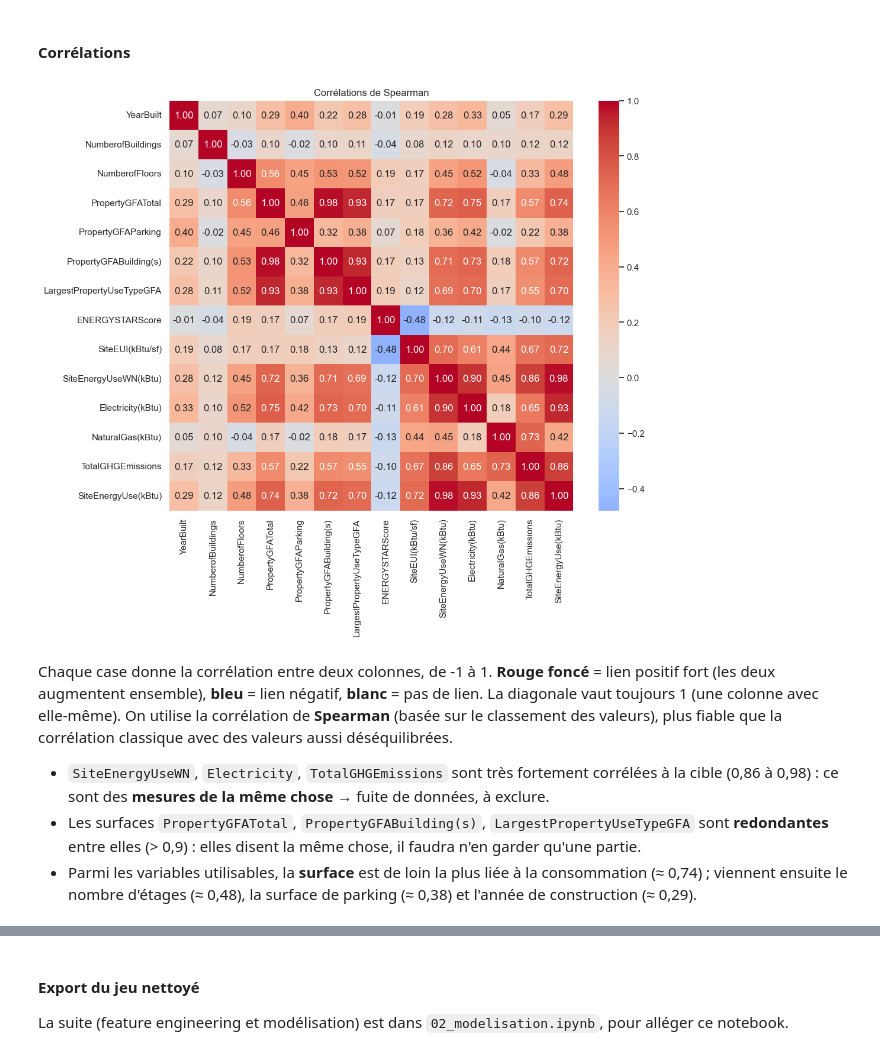
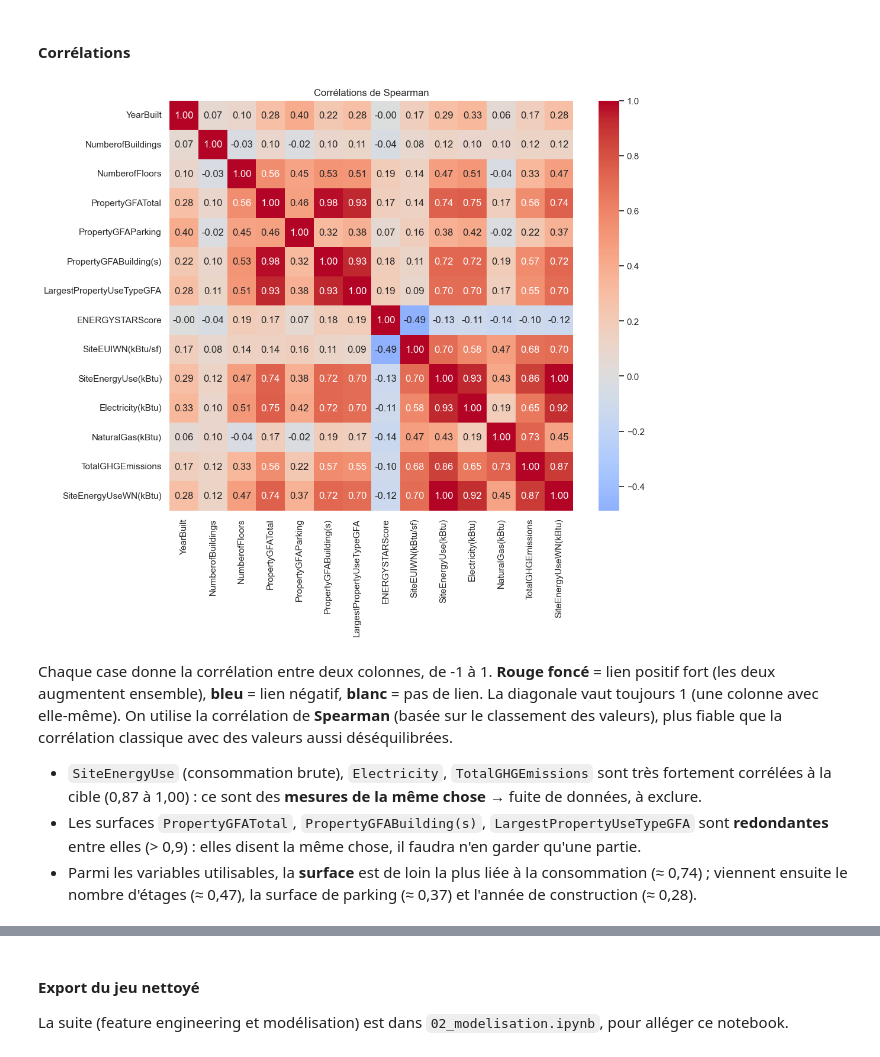
Before and after one commit to Txmwalker/anticipez-consommation-batiments, a Jupyter notebook: notebooks/01_analyse_exploratoire.ipynb, the cells around one changed output, grey strips where cells are left out. Saved outputs shown, nothing was run; the diff lists cells and outputs as text; code cells hidden in the pictures.

```diff
--- a/notebooks/01_analyse_exploratoire.ipynb
+++ b/notebooks/01_analyse_exploratoire.ipynb
@@ -122,8 +127,8 @@ Plusieurs colonnes pourraient servir de cible. Il faut en choisir **une seule**
 Une fois la cible choisie, **toutes les autres candidates deviennent des fuites de données** : elles sont calculées à partir du même relevé
 et ne seront pas connues pour un bâtiment non mesuré.
 # %%
-cible = "SiteEnergyUse(kBtu)"
-candidates = [cible, "SiteEnergyUseWN(kBtu)", "SiteEUI(kBtu/sf)", "SourceEUI(kBtu/sf)", "TotalGHGEmissions"]
+cible = "SiteEnergyUseWN(kBtu)"
+candidates = [cible, "SiteEnergyUse(kBtu)", "SiteEUI(kBtu/sf)", "SourceEUI(kBtu/sf)", "TotalGHGEmissions"]
 building_consumption[candidates].describe().T.round(1)
 # %% [output]
 |  | count | mean | std | min | 25% | 50% | 75% | max |
@@ -614,26 +620,26 @@ plus la case est foncée, plus il y en a.
 # %%
 cols_corr = ["YearBuilt", "NumberofBuildings", "NumberofFloors", "PropertyGFATotal", "PropertyGFAParking",
              "PropertyGFABuilding(s)", "LargestPropertyUseTypeGFA", "ENERGYSTARScore",
-             "SiteEUI(kBtu/sf)", "SiteEnergyUseWN(kBtu)", "Electricity(kBtu)", "NaturalGas(kBtu)",
+             "SiteEUIWN(kBtu/sf)", "SiteEnergyUse(kBtu)", "Electricity(kBtu)", "NaturalGas(kBtu)",
              "TotalGHGEmissions", cible]
 corr = df[cols_corr].corr(method="spearman")
 fig, ax = plt.subplots(figsize=(11, 9))
 sns.heatmap(corr, annot=True, fmt=".2f", cmap="coolwarm", center=0, ax=ax)
 ax.set_title("Corrélations de Spearman")
 plt.show()
 # %% [output]
-[figure, old version]
+[figure, new version]
 # %% [markdown]
 Chaque case donne la corrélation entre deux colonnes, de -1 à 1. **Rouge foncé** = lien positif fort
 (les deux augmentent ensemble), **bleu** = lien négatif, **blanc** = pas de lien. La diagonale vaut toujours 1 (une colonne avec elle-même).
 On utilise la corrélation de **Spearman** (basée sur le classement des valeurs), plus fiable que la corrélation classique avec des valeurs aussi déséquilibrées.
 
-- `SiteEnergyUseWN`, `Electricity`, `TotalGHGEmissions` sont très fortement corrélées à la cible (0,86 à 0,98) : ce sont des **mesures de la même chose**
+- `SiteEnergyUse` (consommation brute), `Electricity`, `TotalGHGEmissions` sont très fortement corrélées à la cible (0,87 à 1,00) : ce sont des **mesures de la même chose**
   → fuite de données, à exclure.
 - Les surfaces `PropertyGFATotal`, `PropertyGFABuilding(s)`, `LargestPropertyUseTypeGFA` sont **redondantes** entre elles (> 0,9) : elles disent la même chose,
   il faudra n'en garder qu'une partie.
-- Parmi les variables utilisables, la **surface** est de loin la plus liée à la consommation (≈ 0,74) ; viennent ensuite le nombre d'étages (≈ 0,48),
-  la surface de parking (≈ 0,38) et l'année de construction (≈ 0,29).
+- Parmi les variables utilisables, la **surface** est de loin la plus liée à la consommation (≈ 0,74) ; viennent ensuite le nombre d'étages (≈ 0,47),
+  la surface de parking (≈ 0,37) et l'année de construction (≈ 0,28).
 # %% [markdown]
 ### 5. Synthèse de l'analyse exploratoire
 
```
Also changed, not shown: parts of 35 cells of this notebook, 5 other files.
